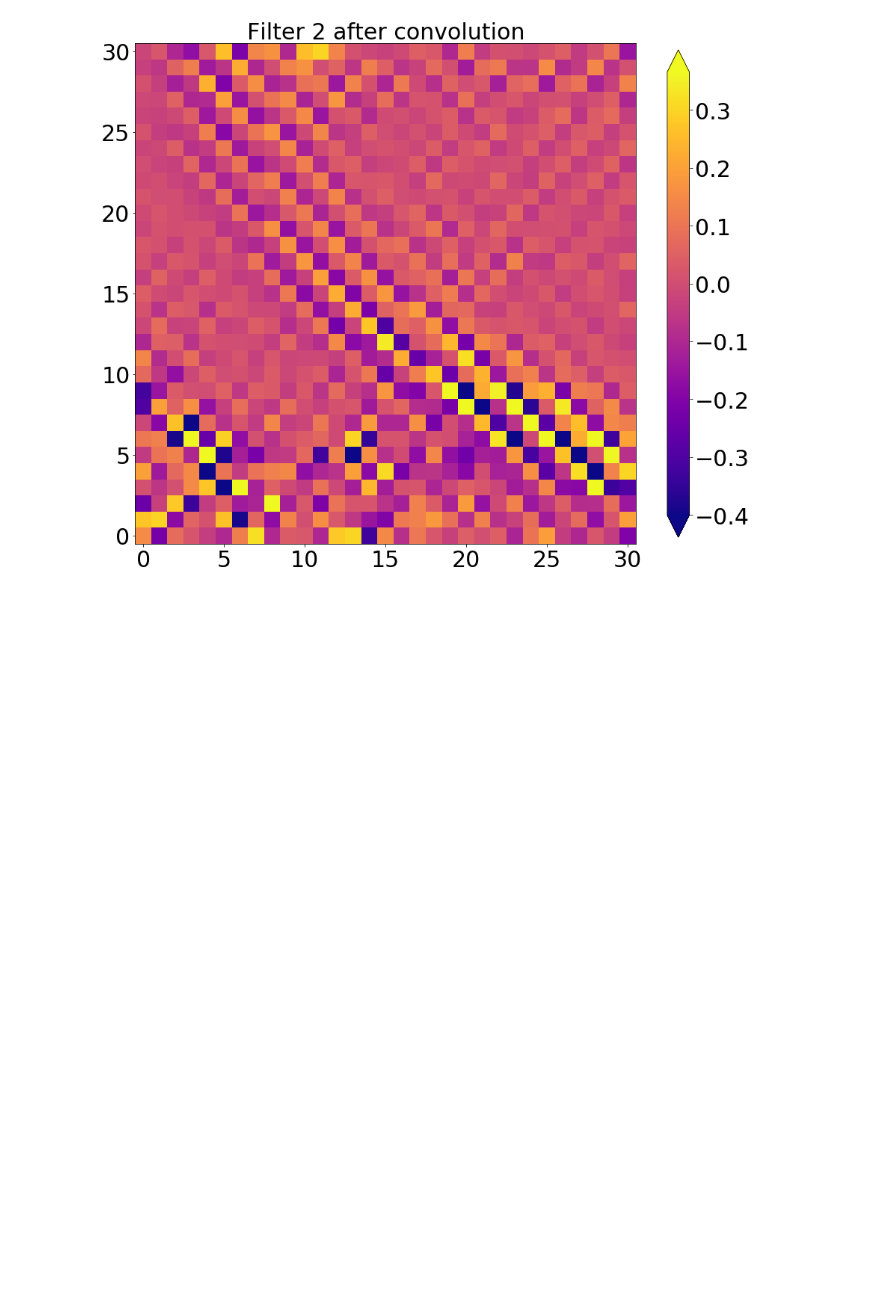
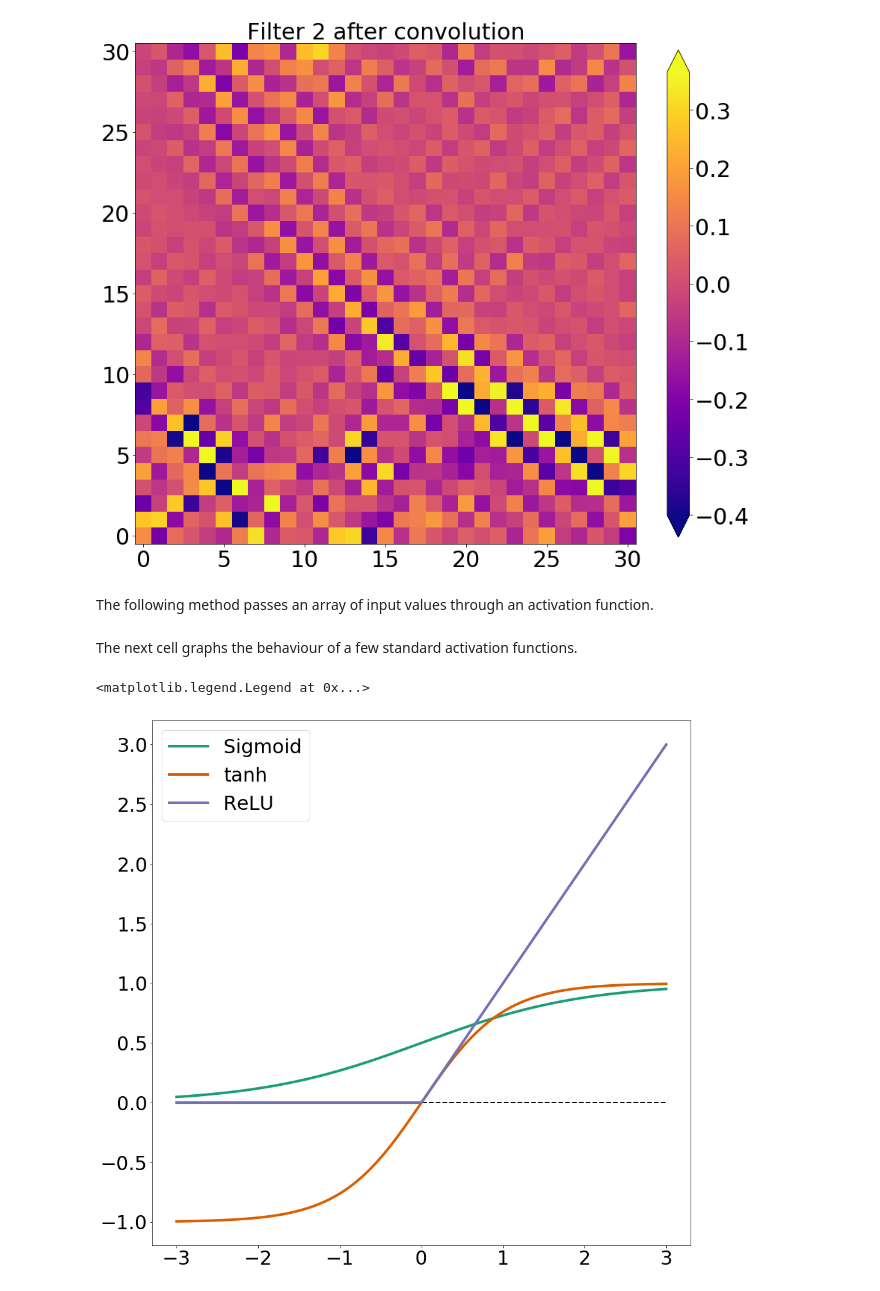
Before and after one commit to thunderhoser/aiml_symposium, a Jupyter notebook: aiml_symposium/aiml_symposium.ipynb, the cells around one changed output. Drawn from its saved outputs; the diff is of its cells as text; code cells hidden in the pictures; blank space fills up the shorter version.

```diff
--- a/aiml_symposium/aiml_symposium.ipynb
+++ b/aiml_symposium/aiml_symposium.ipynb
@@ -976,3 +977,5 @@ Text(0.5,1,'Filter 2 after convolution')
 [figure]
 [figure]
 [figure]
+# %% [markdown]
+The following method passes an array of input values through an activation function.
@@ -978,0 +1012,32 @@ Text(0.5,1,'Filter 2 after convolution')
+# %% [markdown]
+The next cell graphs the behaviour of a few standard activation functions.
+# %%
+function_names_keras = ['sigmoid', 'tanh', 'relu']
+function_names_fancy = ['Sigmoid', 'tanh', 'ReLU']
+input_values = numpy.linspace(-3, 3, num=1000, dtype=float)
+
+line_width = 4
+colour_by_function = numpy.array([[27, 158, 119],
+                                  [217, 95, 2],
+                                  [117, 112, 179]], dtype=float) / 255
+
+_, axes_object = pyplot.subplots(
+    1, 1, figsize=(FIGURE_WIDTH_INCHES, FIGURE_HEIGHT_INCHES))
+
+pyplot.plot(
+    input_values, numpy.zeros(input_values.shape),
+    linewidth=line_width / 2, linestyle='dashed', color=numpy.full(3, 0.))
+
+for i in range(len(function_names_keras)):
+    these_output_values = do_activation(
+        input_values=input_values, function_name=function_names_keras[i])
+
+    pyplot.plot(
+        input_values, these_output_values,
+        linewidth=line_width, linestyle='solid',
+        color=colour_by_function[i, :], label=function_names_fancy[i])
+
+pyplot.legend()
+# %% [output]
+<matplotlib.legend.Legend at 0x...>
+[figure, added]
```
Also changed, not shown: parts of 13 cells of this notebook.
